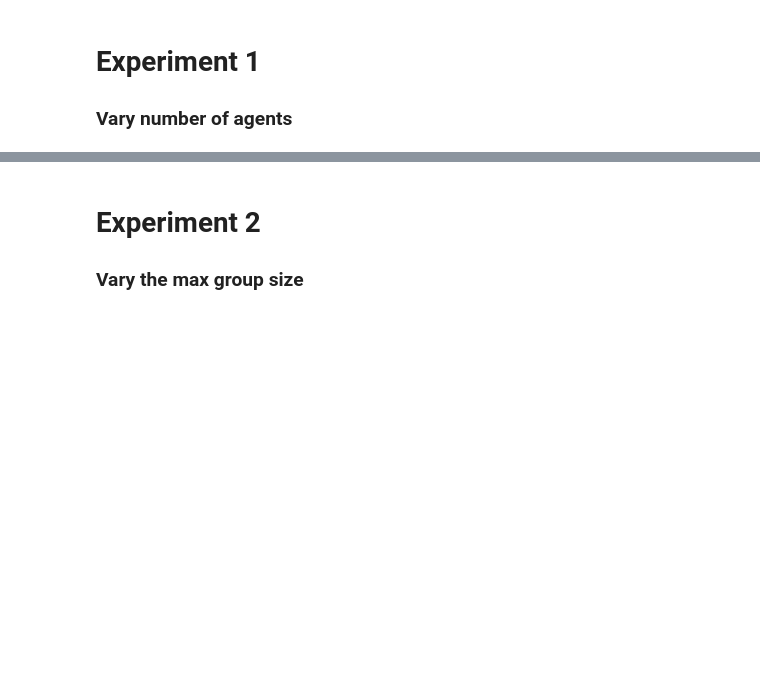
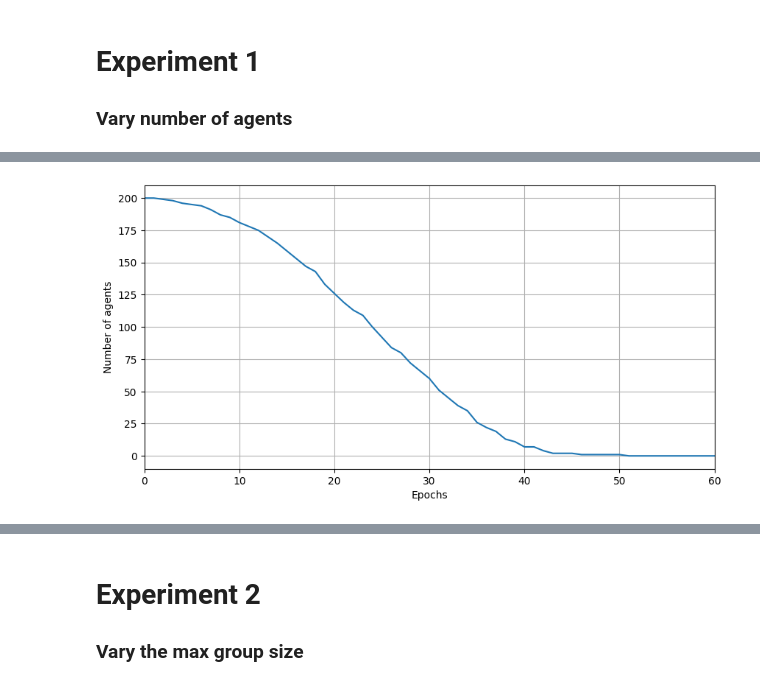
Before and after one commit to jelfes/EvacuationABM, a Jupyter notebook: batch_experiment.ipynb, the cells around one changed output, grey strips where cells are left out. Drawn from its saved outputs; the diff is of its cells as text; code cells hidden in the pictures; blank space fills up the shorter version.

```diff
--- a/batch_experiment.ipynb
+++ b/batch_experiment.ipynb
@@ -18,3 +54,14 @@ max_iter = 1000
+# %%
+fig, ax = plt.subplots(figsize=(10, 5))
+
+ax.set_xlabel("Epochs")
+ax.set_ylabel("Number of agents")
+ax.set_xlim((0, 60))
+
+plt.plot(model_data.num_agents)
+plt.grid()
+# %% [output]
+[figure, added]
 # %%
 data = {
     "panic_mean": [],
```
Also changed, not shown: parts of 15 cells of this notebook, 1 other file.
